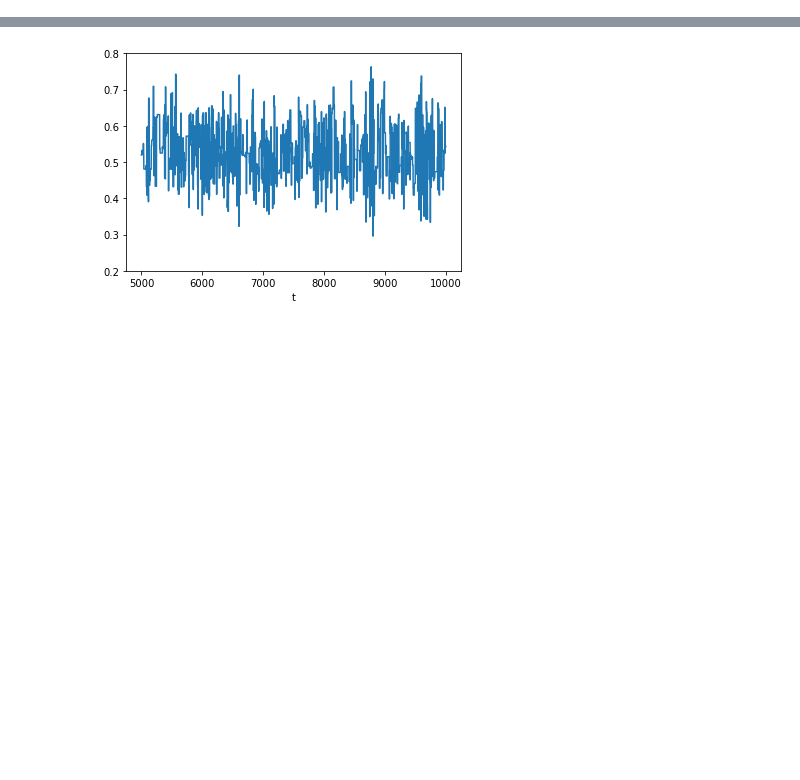
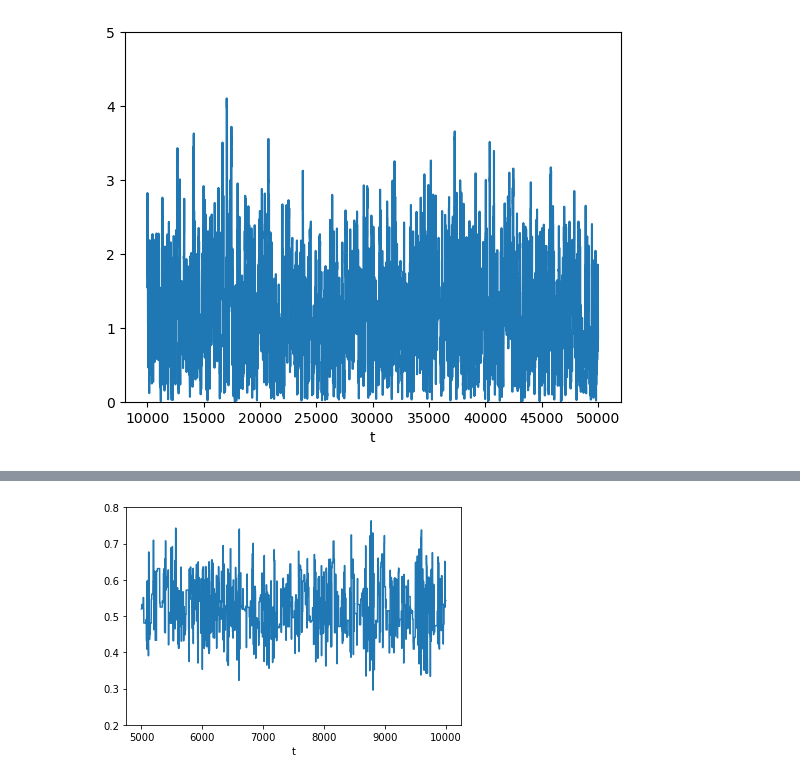
Before and after one commit to meowliono/compositeILM, a Jupyter notebook: compositeILM/plot.ipynb, the cells around one changed output, grey strips where cells are left out. Drawn from its saved outputs; the diff is of its cells as text; code cells hidden in the pictures; blank space fills up the shorter version.

```diff
--- a/compositeILM/plot.ipynb
+++ b/compositeILM/plot.ipynb
@@ -150,8 +172,10 @@ plt.show()
 # %%
-times = range(9999,20000)
-plt.plot(times, samples_a1[9999:20000])
+times = range(9999,50000)
+plt.plot(times, samples_a1[9999:50000])
 plt.ylim(0, 5)
 plt.xlabel("t")
 plt.ylabel("")
 plt.show()
+# %% [output]
+[figure, added]
 # %%
```
Also changed, not shown: parts of 37 cells of this notebook, 20 other files.
